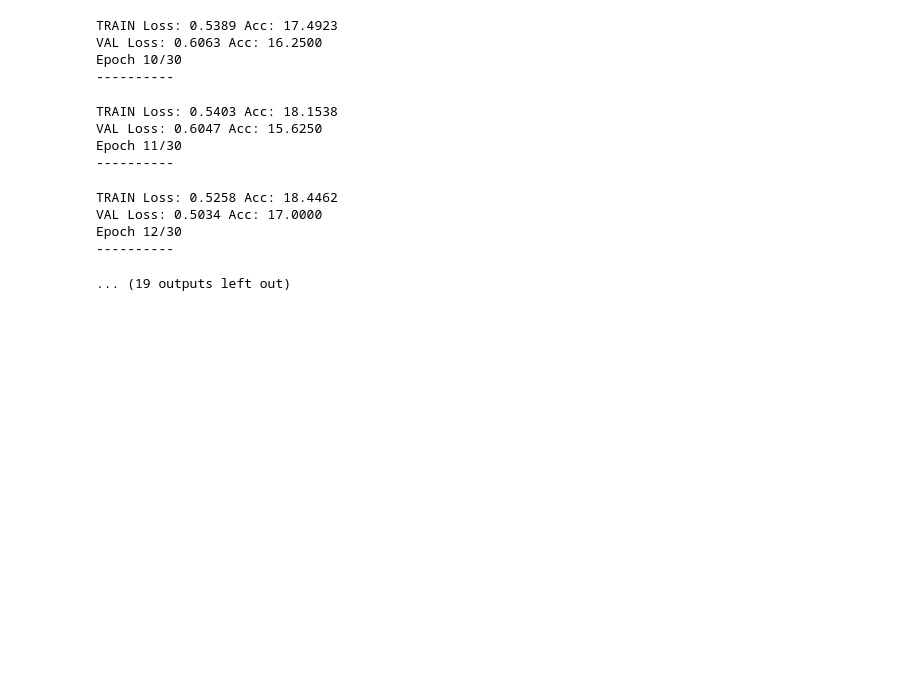
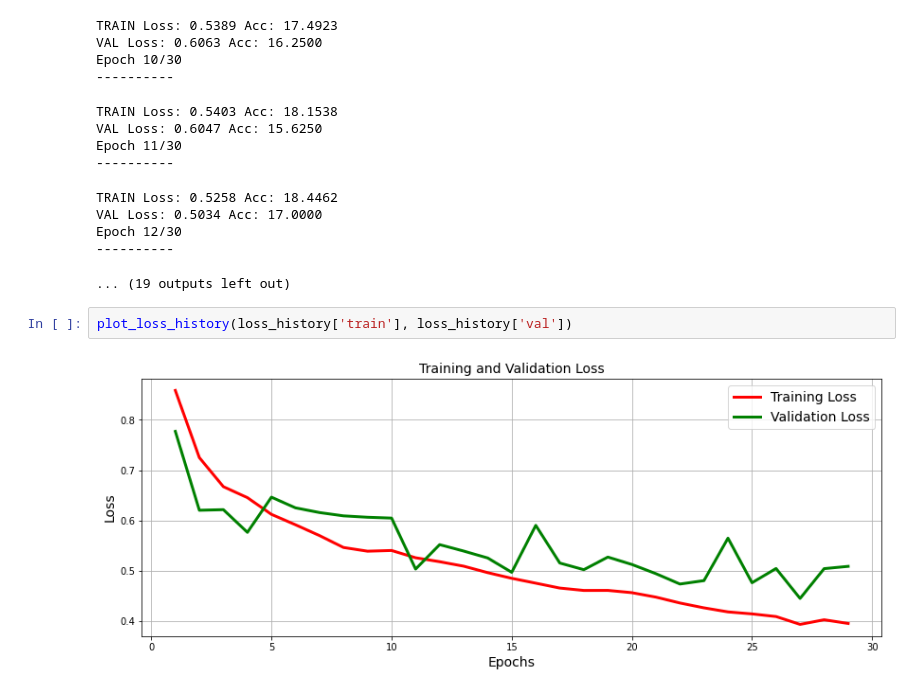
Before and after one commit to whoisusmanali/Eye-Retinal-Disease-Detection, a Jupyter notebook: Eye-Retinal_Disease_Detection.ipynb, the cells around one changed output. Cells and saved outputs as stored; diff of their text form; blank space fills up the shorter version.

```diff
--- a/Eye-Retinal_Disease_Detection.ipynb
+++ b/Eye-Retinal_Disease_Detection.ipynb
@@ -404,3 +404,7 @@ VAL Loss: 0.5034 Acc: 17.0000
 Epoch 12/30
 ----------
 ... (19 outputs left out)
+# %%
+plot_loss_history(loss_history['train'], loss_history['val'])
+# %% [output]
+[figure, added]
```
Also changed, not shown: parts of 2 cells of this notebook.
